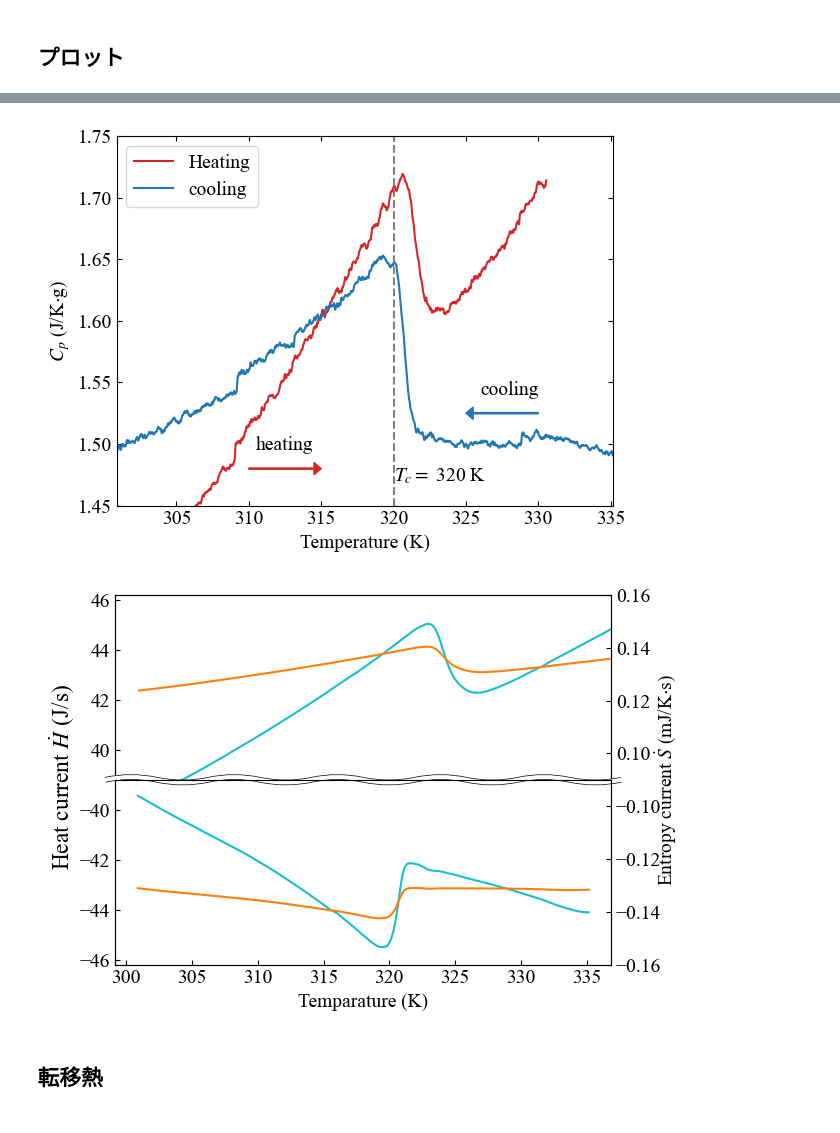
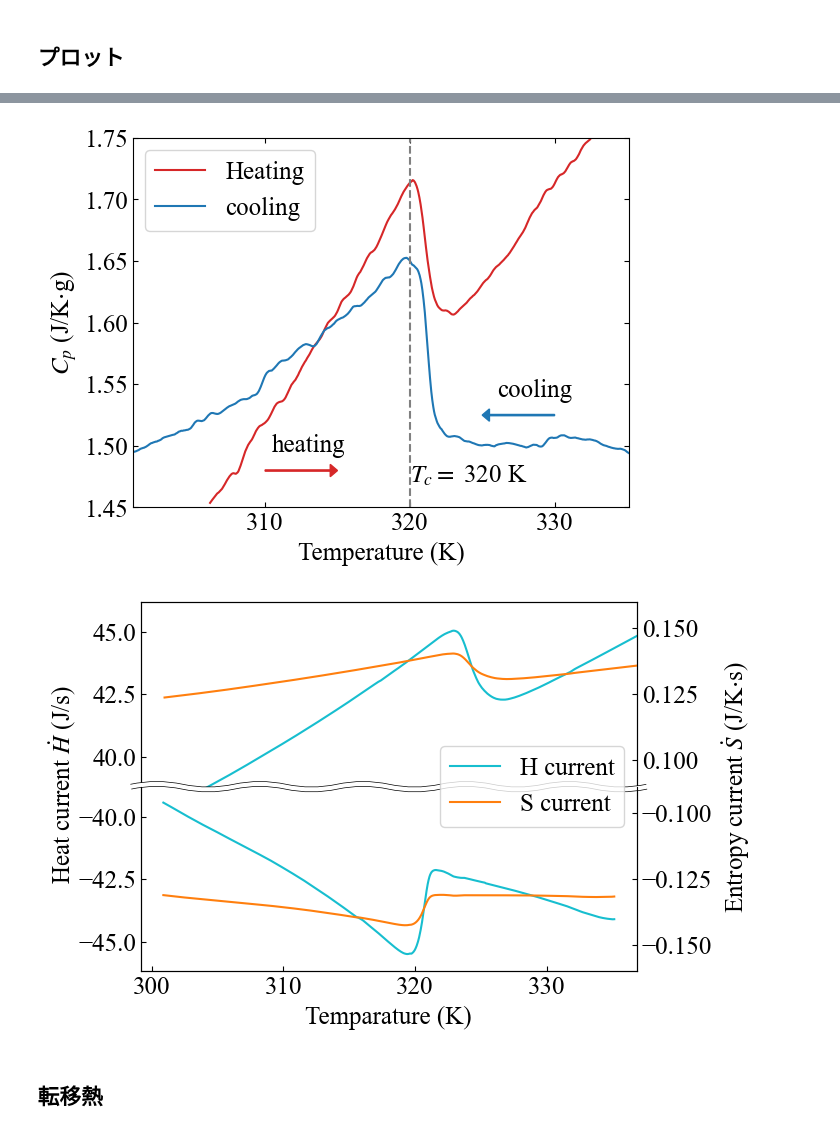
Before and after one commit to xiang-gong3944/----, a Jupyter notebook: 2024_11_08_相転移/data/2024_11_15-TGS.ipynb, the cells around one changed output, grey strips where cells are left out. Saved outputs shown, nothing was run; the diff lists cells and outputs as text; code cells hidden in the pictures.

```diff
--- a/2024_11_08_相転移/data/2024_11_15-TGS.ipynb
+++ b/2024_11_08_相転移/data/2024_11_15-TGS.ipynb
@@ -109,9 +134,11 @@ Dsc  =-df.iloc[:,2].to_numpy() * 10**(-6)                            # W
 del df
 # %%
 mass = 9.2 * 10**(-3) # g
-Cp   = Dsc[4:-5]/SgFilterDerv(Time,Temp)/mass  # J/g・K
 mol  = mass / 323.28
 dHdt = Dsc / mol
 dSdt = dHdt / Temp
+
+m=10
+Cp   = Dsc[m*3+1:-6*m+1]/SgFilterDerv(Time,Temp,m)/mass  # J/g・K
 # %% [markdown]
 ## プロット
@@ -123,7 +185,7 @@ ax1.xaxis.set_ticks_position('both')
 plt.rcParams['xtick.direction'] = 'in'
 plt.rcParams['ytick.direction'] = 'in'
 
-plt.rcParams['font.size'] = 14
+plt.rcParams['font.size'] = 18
 plt.rcParams['font.family'] ='Times New Roman'
 plt.rcParams['mathtext.fontset'] = 'stix'
 
@@ -134,7 +196,7 @@ ax1.set_ylim(ylim[0], ylim[1])
 
 ax1.set_xlabel("Temperature (K)")
 ax1.set_ylabel("$C_p$ (J/K$\cdot$g)")
-ax1.plot(Temp[3000:4500], Cp[3000:4500], label="Heating", color = "tab:red")
+ax1.plot(Temp[3000:4650], Cp[3000:4650], label="Heating", color = "tab:red")
 ax1.arrow(310, 1.48, 5, 0,
           width = 0.001, head_width = 0.01, head_length = 0.5, length_includes_head=True, color="tab:red")
 ax1.text(310.5, 1.495, "heating")
@@ -150,20 +212,27 @@ ax1.vlines(320, ylim[0], ylim[1], linestyles = "dashed", color ="grey")
 ax1.legend()
 
 plt.show()
-# del f, ax1, xlim, ylim
+del f, ax1, xlim, ylim
 # %% [output]
-[figure, old version]
+[figure, new version]
 # %%
 fig = plt.figure()
+plt.rcParams['xtick.direction'] = 'in'
+plt.rcParams['ytick.direction'] = 'in'
+
+plt.rcParams['font.size'] = 18
+plt.rcParams['font.family'] ='Times New Roman'
+plt.rcParams['mathtext.fontset'] = 'stix'
+
 ax1H = fig.add_subplot(211)
 ax1H.set_xlim(305, 330)
 ax1H.set_ylim(39-0.2, 46+0.2)
 
-ax1H.plot(Temp[3000:4500], dHdt[3000:4500], c="tab:cyan")
+ax1H.plot(Temp[3000:4500], dHdt[3000:4500], c="tab:cyan", label="H current")
 
 ax1S = ax1H.twinx()
 ax1S.set_ylim(0.12-0.03, 0.14+0.02)
-ax1S.plot(Temp[3000:4500], dSdt[3000:4500], c="tab:orange")
+ax1S.plot(Temp[3000:4500], dSdt[3000:4500], c="tab:orange", label="S current")
 
 ax2H = fig.add_subplot(212)
 ax2H.set_xlabel("Temparature (K)")
@@ -179,43 +248,49 @@ fig.subplots_adjust(hspace=0)
 ax1H.tick_params(labelbottom = False, bottom = False)
 ax1H.spines["bottom"].set_visible(False)
 ax2H.spines["top"].set_visible(False)
+ax1S.spines["bottom"].set_visible(False)
+ax2S.spines["top"].set_visible(False)
 
 d1 = 0.02 # X軸のはみだし量
 d2 = 0.03 # ニョロ波の高さ
 wn = 21   # ニョロ波の数（奇数値を指定）
 
 pp = (0,d2,0,-d2)
 px = np.linspace(-d1,1+d1,wn)
 py = np.array([1+pp[i%4] for i in range(0,wn)])
 p = Path(list(zip(px,py)), [Path.MOVETO]+[Path.CURVE3]*(wn-1))
 
 line1 = mpatches.PathPatch(p, lw=4, edgecolor='black',
                           facecolor='None', clip_on=False,
                           transform=ax2H.transAxes, zorder=10)
 
 line2 = mpatches.PathPatch(p,lw=3, edgecolor='white',
                            facecolor='None', clip_on=False,
                            transform=ax2H.transAxes, zorder=10,
                            capstyle='round')
 
 a = ax2H.add_patch(line1)
 a = ax2H.add_patch(line2)
 
-fig.supylabel("Heat current $\dot{H}$ (J/s)")
+fig.supylabel("Heat current $\dot{H}$ (J/s)", fontsize="medium", x=-0.02)
 
 ax = fig.add_subplot(1, 1, 1)
 ax.set_xticks([])
 ax.set_yticks([])
 [ax.spines[side].set_visible(False) for side in ('left', 'top', 'right', 'bottom')]
 ax.patch.set_visible(False)
 ax.yaxis.set_label_position('right')
-ax.set_ylabel('Entropy current $\dot{S}$ (mJ/K$\cdot$s)', labelpad=30)
+ax.set_ylabel('Entropy current $\dot{S}$ (J/K$\cdot$s)', labelpad=60)
+
+h1, l1 = ax1H.get_legend_handles_labels()
+h2, l2 = ax1S.get_legend_handles_labels()
+ax.legend(h1+h2, l1+l2, loc="center right")
 
 plt.show()
 
-# del a, ax, ax1H, ax1S, ax2H, ax2S, d1, d2, fig, line1, line2, p, pp, px, py, wn
+del a, ax, ax1H, ax1S, ax2H, ax2S, d1, d2, fig, line1, line2, p, pp, px, py, wn
 # %% [output]
-[figure, old version]
+[figure, new version]
 # %% [markdown]
 ## 転移熱
 # %%
```
Also changed, not shown: parts of 4 cells of this notebook, 33 other files.
